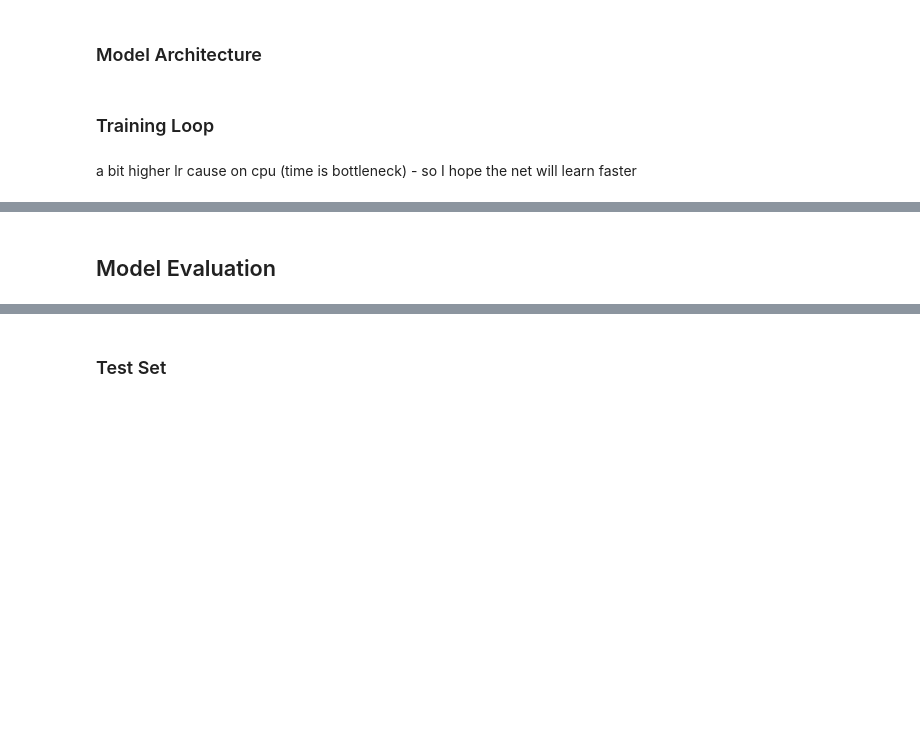
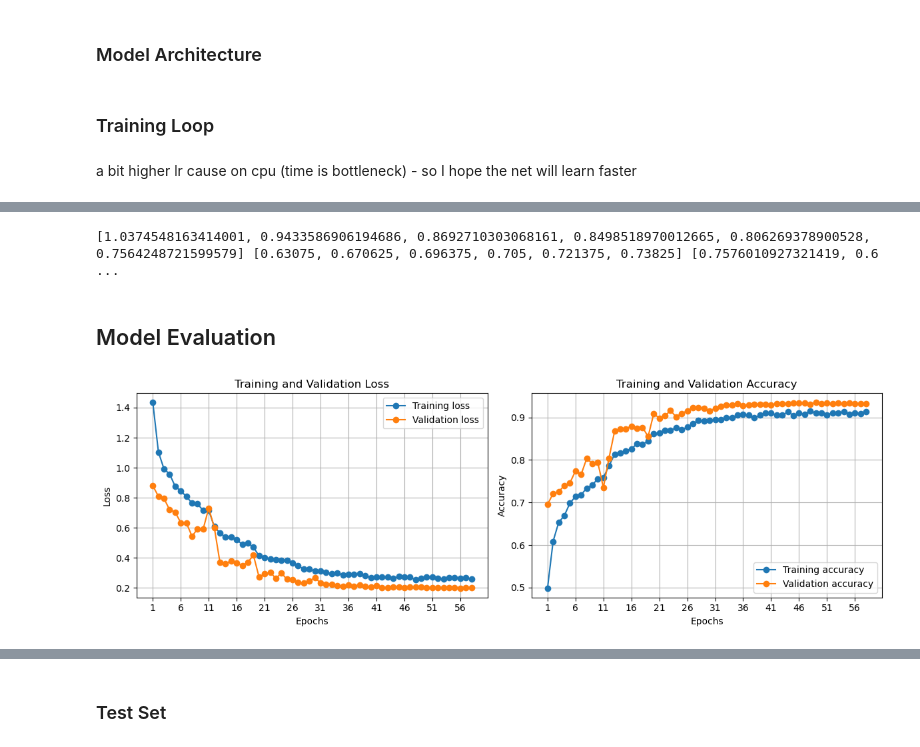
Before and after one commit to exVick/satellite-image-classification, a Jupyter notebook: k12441809.ipynb, the cells around one changed output, grey strips where cells are left out. Saved outputs shown, nothing was run; the diff lists cells and outputs as text; code cells hidden in the pictures; blank space fills up the shorter version.

Commit message:
add model evaluation plots

```diff
--- a/k12441809.ipynb
+++ b/k12441809.ipynb
@@ -379,7 +382,7 @@ a bit higher lr cause on cpu (time is bottleneck) - so I hope the net will learn
 # I readapted code from the notebooks on torch
 
 num_epochs = 200
-early_stopping = 5
+early_stopping = 9
 
 train_losses = []
 train_accs = []
@@ -429,6 +432,9 @@ for epoch in range(num_epochs):
     val_loss = val_running_loss / len(val_loader)
     val_accuracy = val_correct / val_total
 
+    scheduler.step(val_accuracy)
+    current_lr = optimizer.param_groups[0]["lr"]
+
     train_losses.append(train_loss)
     train_accs.append(train_accuracy)
     val_losses.append(val_loss)
@@ -440,13 +446,10 @@ for epoch in range(num_epochs):
           f"current lr: {current_lr}"
           )
 
-    scheduler.step(val_accuracy)
-    current_lr = optimizer.param_groups[0]["lr"]
-
     if val_accuracy > best_acc:
-        best_acc = vodel_params = deepcopy(model.state_dict())
-        epoch_al_accuracy
-        best_mwith_best_val_acc = epoch
+        best_acc = val_accuracy
+        best_model_params = deepcopy(model.state_dict())
+        epoch_with_best_val_acc = epoch
         torch.save(best_model_params, "assets/weights/best_model_params.pth")
 
     if epoch > 0 and epoch - epoch_with_best_val_acc >= early_stopping:
@@ -455,2 +472,6 @@ for epoch in range(num_epochs):
+# %%
+print(train_losses,train_accs,val_losses,val_accs)
+# %% [output]
+[1.0374548163414001, 0.9433586906194686, 0.8692710303068161, 0.8498518970012665, 0.806269378900528, 0.7564248721599579] [0.63075, 0.670625, 0.696375, 0.705, 0.721375, 0.73825] [0.7576010927321419, 0.6 ...
 # %% [markdown]
 ## Model Evaluation
@@ -462,0 +478,35 @@ for epoch in range(num_epochs):
+# %%
+# your code goes here (plot_training_curves)
+def plot_training_curves(train_losses, val_losses, train_accs, val_accs) -> None:
+
+    plt.figure(figsize=(12, 4))
+
+    plt.subplot(1, 2, 1)
+    plt.plot(range(1, len(train_losses) + 1), train_losses, label="Training loss", marker="o")
+    plt.plot(range(1, len(val_losses) + 1), val_losses, label="Validation loss", marker="o")
+    plt.title("Training and Validation Loss")
+    plt.xlabel("Epochs")
+    plt.ylabel("Loss")
+    plt.xticks(range(1, len(train_losses) + 1, 5))
+    plt.legend()
+    plt.grid(True)
+
+    plt.subplot(1, 2, 2)
+    plt.plot(range(1, len(train_accs) + 1), train_accs, label="Training accuracy", marker="o")
+    plt.plot(range(1, len(val_accs) + 1), val_accs, label="Validation accuracy", marker="o")
+    plt.title("Training and Validation Accuracy")
+    plt.xlabel("Epochs")
+    plt.ylabel("Accuracy")
+    plt.xticks(range(1, len(train_accs) + 1, 5))
+    plt.legend()
+    plt.grid(True)
+    plt.tight_layout()
+
+    os.makedirs('assets/plots', exist_ok=True)
+    plt.savefig('assets/plots/training_curves.png')
+
+    plt.show()
+
+plot_training_curves(train_losses, val_losses, train_accs, val_accs)
+# %% [output]
+[figure, added]
```
Also changed, not shown: parts of 12 cells of this notebook.
